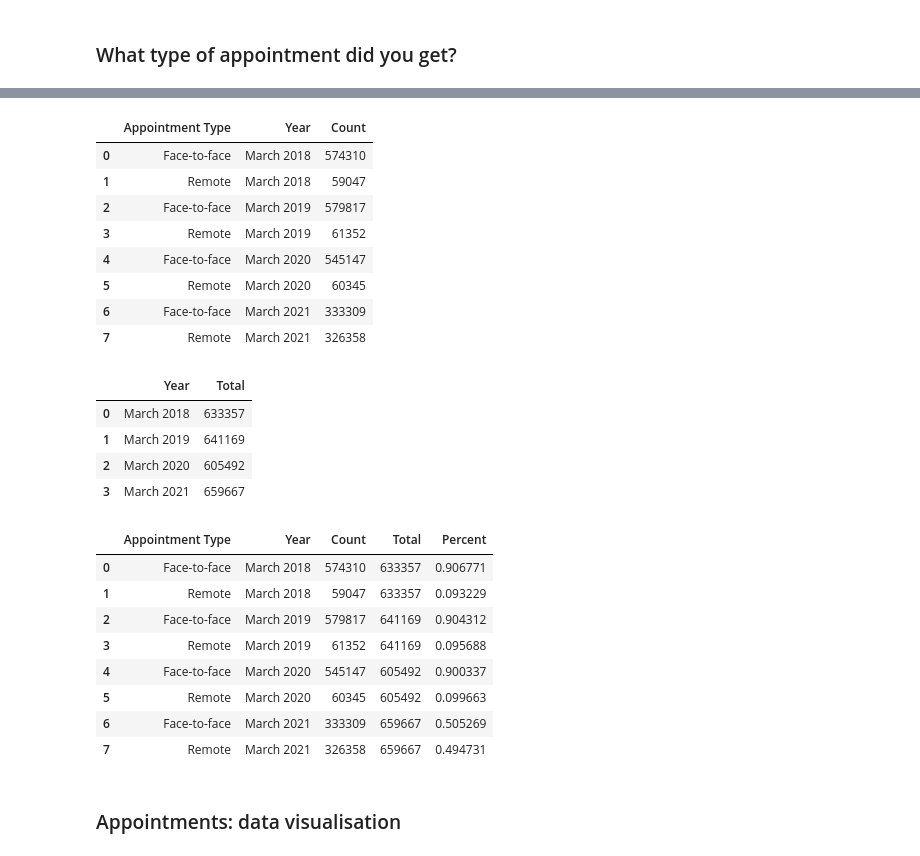
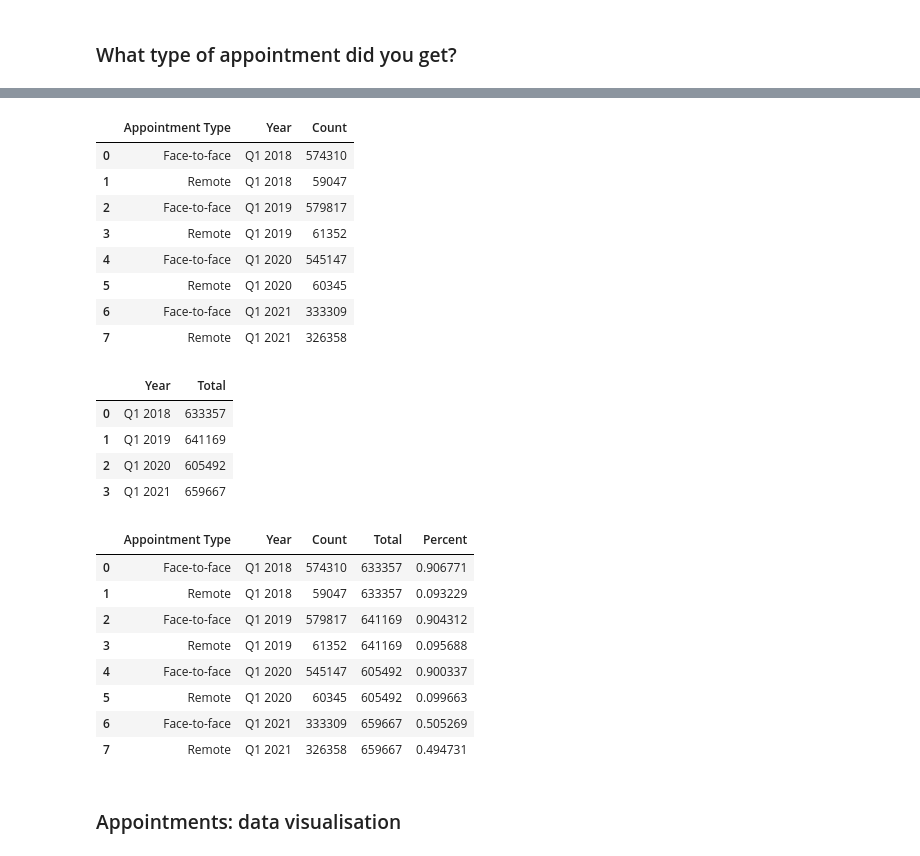
Before and after one commit to nhsx/digital-health-insights, a Jupyter notebook: Digital-Insights-2021-GP-Patient-Survey-2021-Analysis-Master.ipynb, the cells around one changed output, grey strips where cells are left out. Saved outputs shown, nothing was run; the diff lists cells and outputs as text; code cells hidden in the pictures.

```diff
--- a/Digital-Insights-2021-GP-Patient-Survey-2021-Analysis-Master.ipynb
+++ b/Digital-Insights-2021-GP-Patient-Survey-2021-Analysis-Master.ipynb
@@ -47,29 +47,29 @@ appointment_types
 # %%
 # now we can groupby type and sum the yearly counts
 appointment_types_group = appointment_types.groupby('Group Type').sum().reset_index()
 # melt is like an inverse pivot, changing the data to 'long' format (one observeation per row)
 appointment_types_group = pd.melt(
     appointment_types_group,
     id_vars='Group Type',
     value_vars=[
-        'March 2018',
-        'March 2019',
-        'March 2020',
-        'March 2021'
+        'Q1 2018',
+        'Q1 2019',
+        'Q1 2020',
+        'Q1 2021'
         ]
     )
 appointment_types_group.columns = ["Appointment Type", "Year", "Count"]
 appointment_types_group
 # %% [output]
 |  | Appointment Type | Year | Count |
-| 0 | Face-to-face | March 2018 | 574310 |
-| 1 | Remote | March 2018 | 59047 |
-| 2 | Face-to-face | March 2019 | 579817 |
-| 3 | Remote | March 2019 | 61352 |
-| 4 | Face-to-face | March 2020 | 545147 |
-| 5 | Remote | March 2020 | 60345 |
-| 6 | Face-to-face | March 2021 | 333309 |
-| 7 | Remote | March 2021 | 326358 |
+| 0 | Face-to-face | Q1 2018 | 574310 |
+| 1 | Remote | Q1 2018 | 59047 |
+| 2 | Face-to-face | Q1 2019 | 579817 |
+| 3 | Remote | Q1 2019 | 61352 |
+| 4 | Face-to-face | Q1 2020 | 545147 |
+| 5 | Remote | Q1 2020 | 60345 |
+| 6 | Face-to-face | Q1 2021 | 333309 |
+| 7 | Remote | Q1 2021 | 326358 |
 # %%
 # use groupby on years to get the total counts
 appointment_year_total = appointment_types_group.groupby('Year').sum().reset_index()
@@ -77,10 +77,10 @@ appointment_year_total.rename(columns={'Count': 'Total'}, inplace=True)
 appointment_year_total
 # %% [output]
 |  | Year | Total |
-| 0 | March 2018 | 633357 |
-| 1 | March 2019 | 641169 |
-| 2 | March 2020 | 605492 |
-| 3 | March 2021 | 659667 |
+| 0 | Q1 2018 | 633357 |
+| 1 | Q1 2019 | 641169 |
+| 2 | Q1 2020 | 605492 |
+| 3 | Q1 2021 | 659667 |
 # %%
 # merge the totals back to the df
 appointment_types_group = pd.merge(appointment_types_group, appointment_year_total, on='Year', how='left')
@@ -89,14 +89,14 @@ appointment_types_group['Percent'] = appointment_types_group['Count']/appointmen
 appointment_types_group
 # %% [output]
 |  | Appointment Type | Year | Count | Total | Percent |
-| 0 | Face-to-face | March 2018 | 574310 | 633357 | 0.906771 |
-| 1 | Remote | March 2018 | 59047 | 633357 | 0.093229 |
-| 2 | Face-to-face | March 2019 | 579817 | 641169 | 0.904312 |
-| 3 | Remote | March 2019 | 61352 | 641169 | 0.095688 |
-| 4 | Face-to-face | March 2020 | 545147 | 605492 | 0.900337 |
-| 5 | Remote | March 2020 | 60345 | 605492 | 0.099663 |
-| 6 | Face-to-face | March 2021 | 333309 | 659667 | 0.505269 |
-| 7 | Remote | March 2021 | 326358 | 659667 | 0.494731 |
+| 0 | Face-to-face | Q1 2018 | 574310 | 633357 | 0.906771 |
+| 1 | Remote | Q1 2018 | 59047 | 633357 | 0.093229 |
+| 2 | Face-to-face | Q1 2019 | 579817 | 641169 | 0.904312 |
+| 3 | Remote | Q1 2019 | 61352 | 641169 | 0.095688 |
+| 4 | Face-to-face | Q1 2020 | 545147 | 605492 | 0.900337 |
+| 5 | Remote | Q1 2020 | 60345 | 605492 | 0.099663 |
+| 6 | Face-to-face | Q1 2021 | 333309 | 659667 | 0.505269 |
+| 7 | Remote | Q1 2021 | 326358 | 659667 | 0.494731 |
 # %% [markdown]
 ### Appointments: data visualisation
 # %%
```
Also changed, not shown: parts of 10 cells of this notebook, 5 other files.
